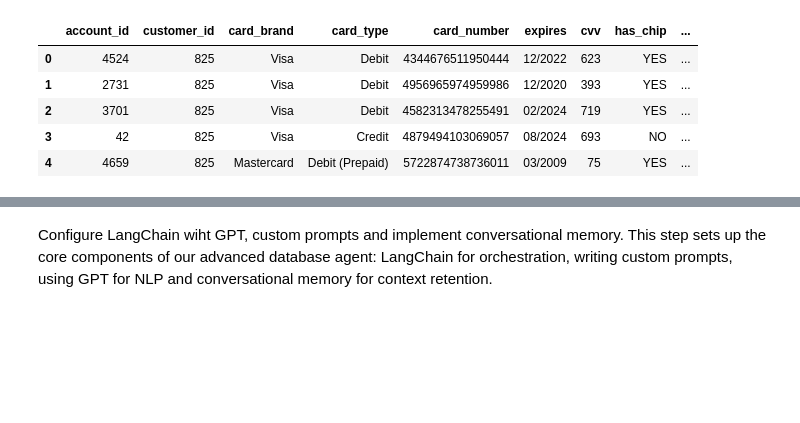
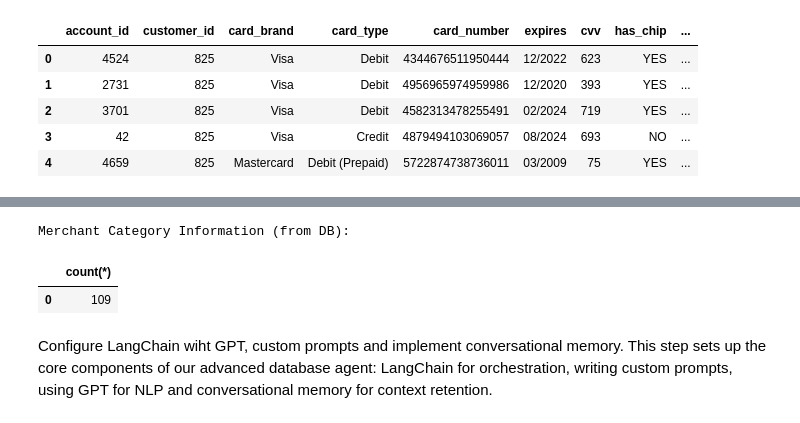
Before and after one commit to timothyow/data_agent, a Jupyter notebook: Data_agent.ipynb, the cells around one changed output, grey strips where cells are left out. Cells and saved outputs as stored; diff of their text form; code cells hidden in the pictures; blank space fills up the shorter version.

```diff
--- a/Data_agent.ipynb
+++ b/Data_agent.ipynb
@@ -187,14 +247,18 @@ with engine.begin() as conn:
 # %%
 # Finally read json file into merchant_category table
 import json
 
-with open('/content/drive/MyDrive/database/mcc_codes.json', 'r') as f:
+with open('/content/mcc_codes.json', 'r') as f:
     data = json.load(f)
 df = pd.DataFrame(list(data.items()), columns=['merchant_category_code', 'merchant_description'])
 df.to_sql('merchant_category', engine, if_exists='replace', index=False)
 print("Merchant Category Information (from DB):")
 with engine.begin() as conn:
     display(pd.read_sql('SELECT count(*) FROM merchant_category LIMIT 5', conn))
+# %% [output]
+Merchant Category Information (from DB):
+|  | count(*) |
+| 0 | 109 |
 # %% [markdown]
 Configure LangChain wiht GPT, custom prompts and implement conversational memory.
 This step sets up the core components of our advanced database agent:
```
Also changed, not shown: parts of 20 cells of this notebook.
